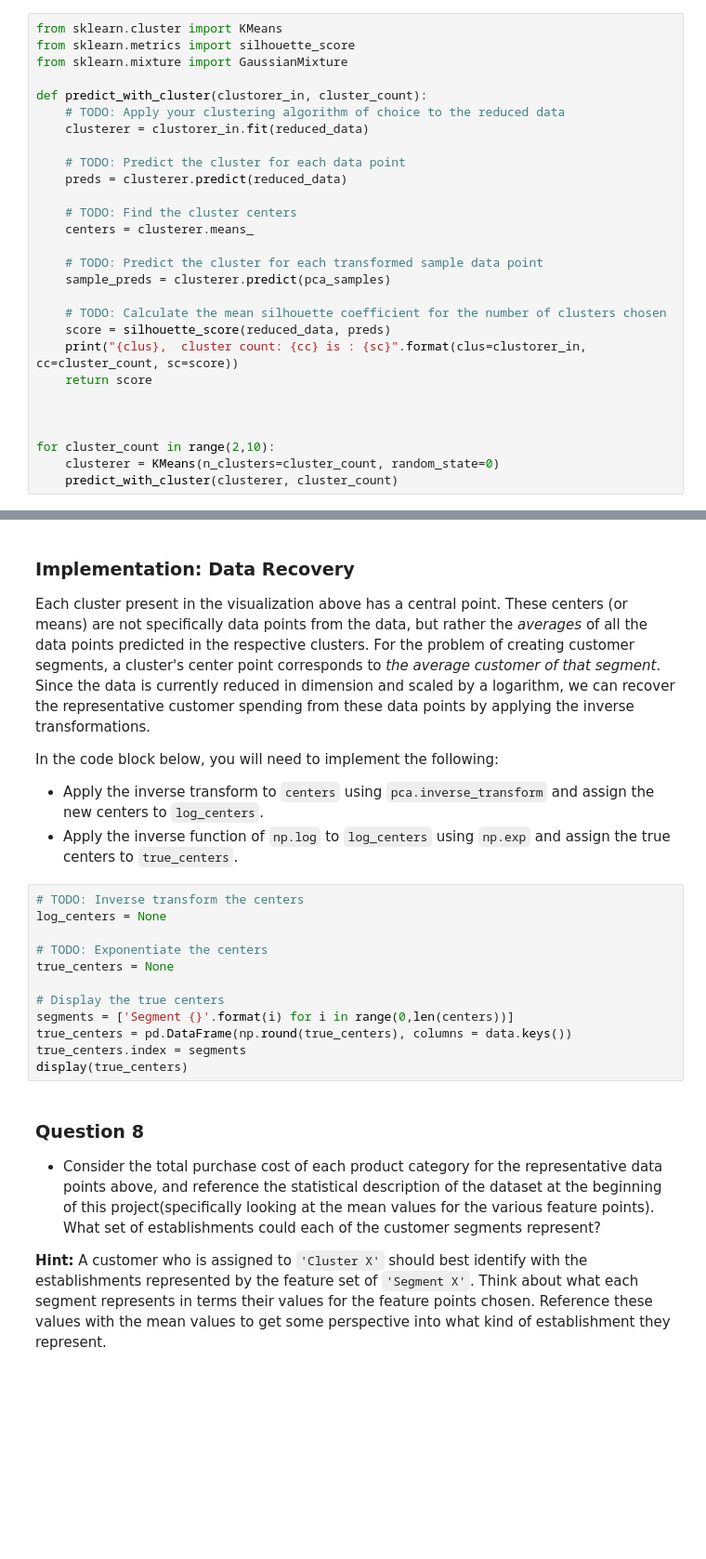
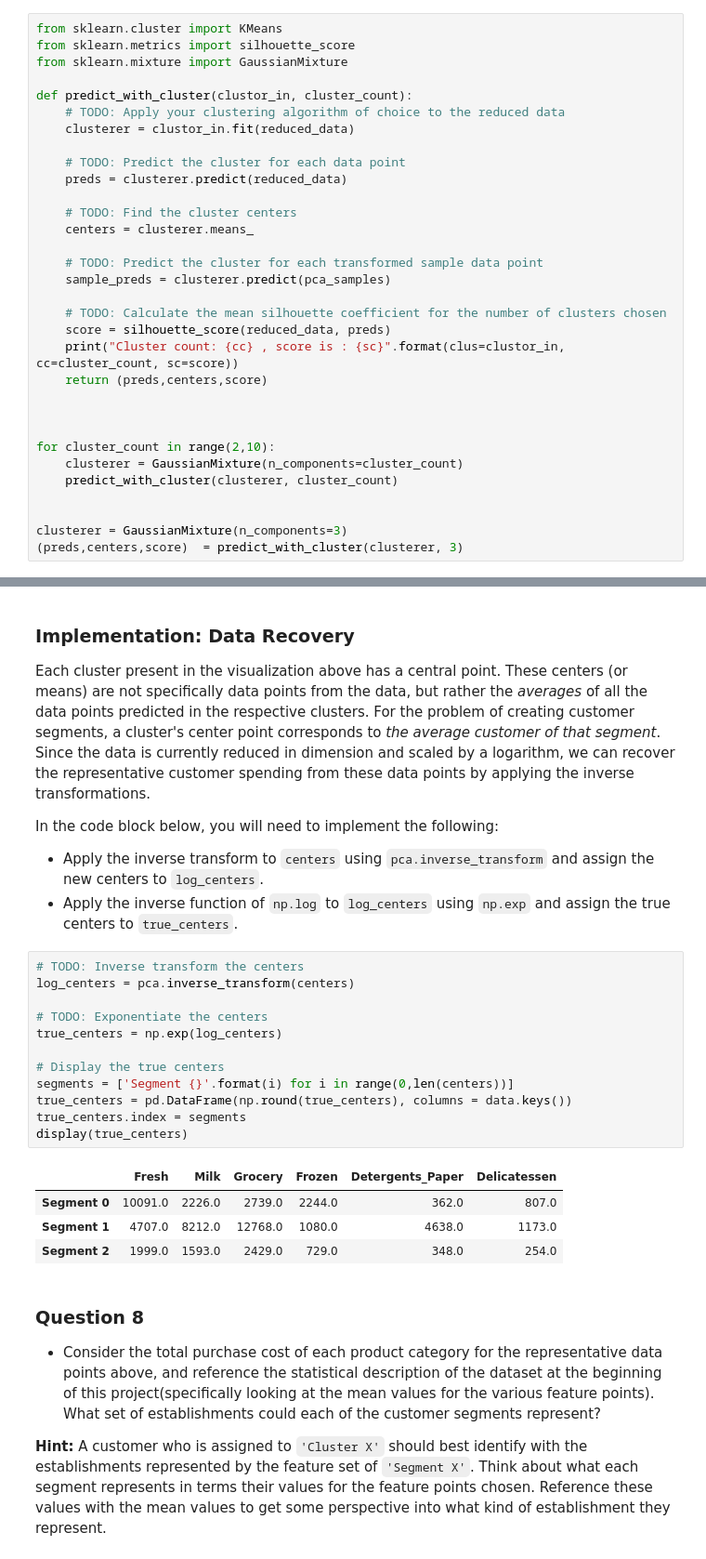
Before and after one commit to Athalka/machine-learning, a Jupyter notebook: projects/customer_segments/customer_segments.ipynb, the cells around one changed output, grey strips where cells are left out. Shown: that part at 93% size. Saved outputs shown, nothing was run; the diff lists cells and outputs as text; blank space fills up the shorter version.

Commit message:
customer-segment presumbit

```diff
--- a/projects/customer_segments/customer_segments.ipynb
+++ b/projects/customer_segments/customer_segments.ipynb
@@ -527,9 +527,9 @@ from sklearn.cluster import KMeans
 from sklearn.metrics import silhouette_score
 from sklearn.mixture import GaussianMixture
 
-def predict_with_cluster(clustorer_in, cluster_count):
+def predict_with_cluster(clustor_in, cluster_count):
     # TODO: Apply your clustering algorithm of choice to the reduced data
-    clusterer = clustorer_in.fit(reduced_data)
+    clusterer = clustor_in.fit(reduced_data)
 
     # TODO: Predict the cluster for each data point
     preds = clusterer.predict(reduced_data)
@@ -542,12 +542,16 @@ def predict_with_cluster(clustorer_in, cluster_count):
 
     # TODO: Calculate the mean silhouette coefficient for the number of clusters chosen
     score = silhouette_score(reduced_data, preds)
-    print("{clus},  cluster count: {cc} is : {sc}".format(clus=clustorer_in, cc=cluster_count, sc=score))
-    return score
+    print("Cluster count: {cc} , score is : {sc}".format(clus=clustor_in, cc=cluster_count, sc=score))
+    return (preds,centers,score)
 
 
 
 for cluster_count in range(2,10):
-    clusterer = KMeans(n_clusters=cluster_count, random_state=0)
+    clusterer = GaussianMixture(n_components=cluster_count)
     predict_with_cluster(clusterer, cluster_count)
+
+
+clusterer = GaussianMixture(n_components=3)
+(preds,centers,score)  = predict_with_cluster(clusterer, 3)
 # %% [output]
@@ -574,16 +596,21 @@ In the code block below, you will need to implement the following:
  - Apply the inverse function of `np.log` to `log_centers` using `np.exp` and assign the true centers to `true_centers`.
 # %%
 # TODO: Inverse transform the centers
-log_centers = None
+log_centers = pca.inverse_transform(centers)
 
 # TODO: Exponentiate the centers
-true_centers = None
+true_centers = np.exp(log_centers)
 
 # Display the true centers
 segments = ['Segment {}'.format(i) for i in range(0,len(centers))]
 true_centers = pd.DataFrame(np.round(true_centers), columns = data.keys())
 true_centers.index = segments
 display(true_centers)
+# %% [output]
+|  | Fresh | Milk | Grocery | Frozen | Detergents_Paper | Delicatessen |
+| Segment 0 | 10091.0 | 2226.0 | 2739.0 | 2244.0 | 362.0 | 807.0 |
+| Segment 1 | 4707.0 | 8212.0 | 12768.0 | 1080.0 | 4638.0 | 1173.0 |
+| Segment 2 | 1999.0 | 1593.0 | 2429.0 | 729.0 | 348.0 | 254.0 |
 # %% [markdown]
 ### Question 8
 
```
Also changed, not shown: parts of 8 cells of this notebook.
